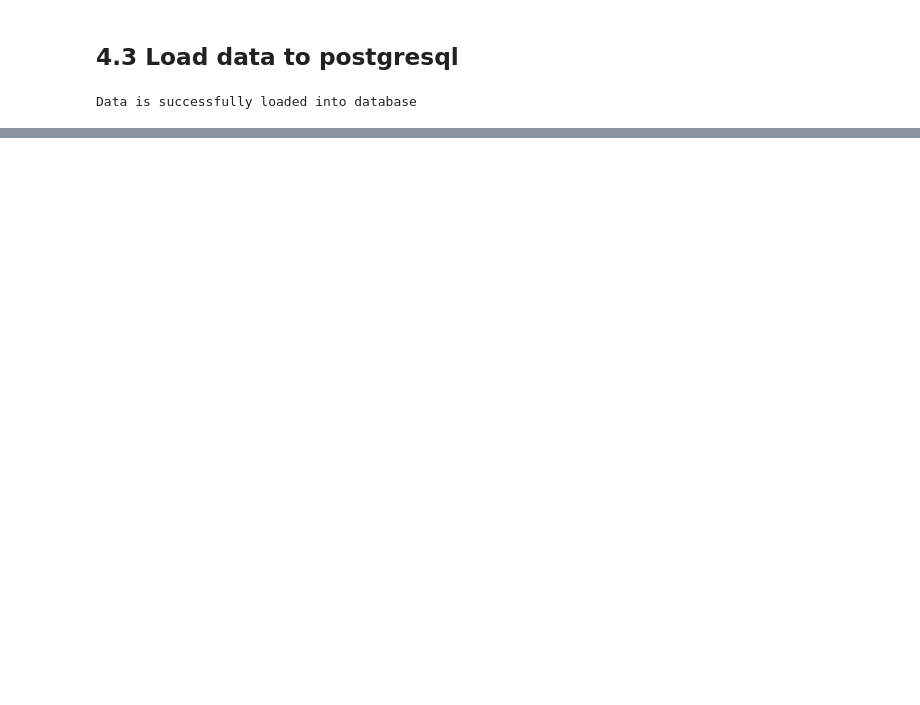
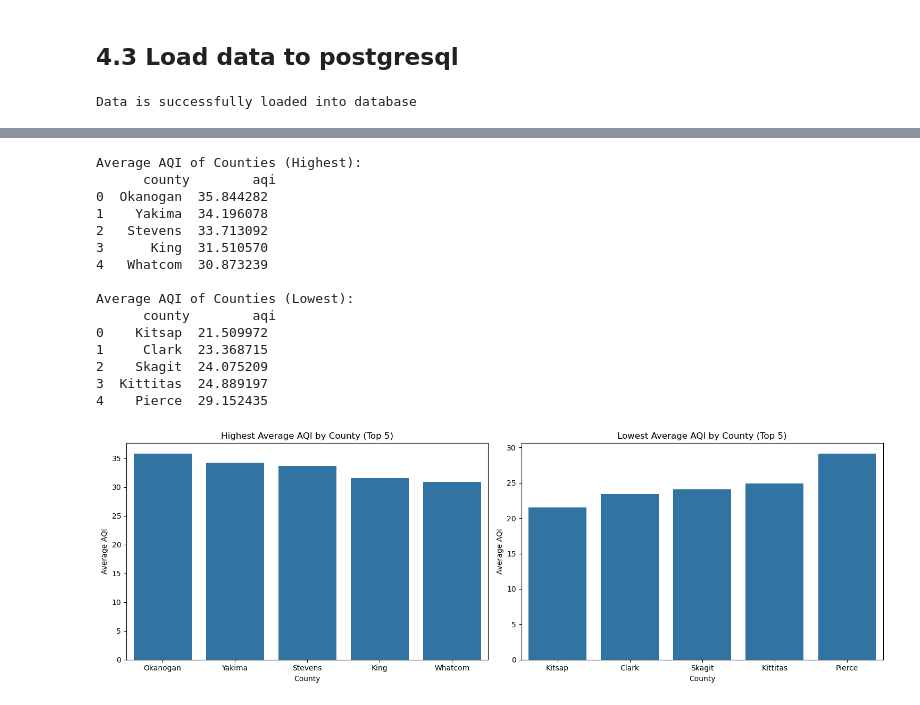
Before and after one commit to x23364394/Environmenatal_impact_of_EV_adoption, a Jupyter notebook: Group_Q.ipynb, the cells around one changed output, grey strips where cells are left out. Saved outputs shown, nothing was run; the diff lists cells and outputs as text; code cells hidden in the pictures; blank space fills up the shorter version.

```diff
--- a/Group_Q.ipynb
+++ b/Group_Q.ipynb
@@ -914,0 +1047,44 @@ Data is successfully loaded into database
+# %%
+# Average AQI of Counties
+county_with_high_aqi = df.groupby('county')['aqi'].mean().sort_values(ascending=False).reset_index()
+print("\nAverage AQI of Counties (Highest):\n", county_with_high_aqi.head())
+
+county_with_low_aqi = df.groupby('county')['aqi'].mean().sort_values(ascending=True).reset_index()
+print("\nAverage AQI of Counties (Lowest):\n", county_with_low_aqi.head())
+
+# High and Low AQI Average Plot
+plt.figure(figsize=(15, 5))
+
+# Highest AQI counties
+plt.subplot(1, 2, 1)
+sns.barplot(x='county', y='aqi', data=county_with_high_aqi.head())
+plt.title('Highest Average AQI by County (Top 5)')
+plt.xlabel('County')
+plt.ylabel('Average AQI')
+
+# Lowest AQI counties
+plt.subplot(1, 2, 2)
+sns.barplot(x='county', y='aqi', data=county_with_low_aqi.head())
+plt.title('Lowest Average AQI by County (Top 5)')
+plt.xlabel('County')
+plt.ylabel('Average AQI')
+
+plt.tight_layout()
+plt.show()
+# %% [output]
+Average AQI of Counties (Highest):
+      county        aqi
+0  Okanogan  35.844282
+1    Yakima  34.196078
+2   Stevens  33.713092
+3      King  31.510570
+4   Whatcom  30.873239
+
+Average AQI of Counties (Lowest):
+      county        aqi
+0    Kitsap  21.509972
+1     Clark  23.368715
+2    Skagit  24.075209
+3  Kittitas  24.889197
+4    Pierce  29.152435
+[figure, added]
```
Also changed, not shown: parts of 57 cells of this notebook.
